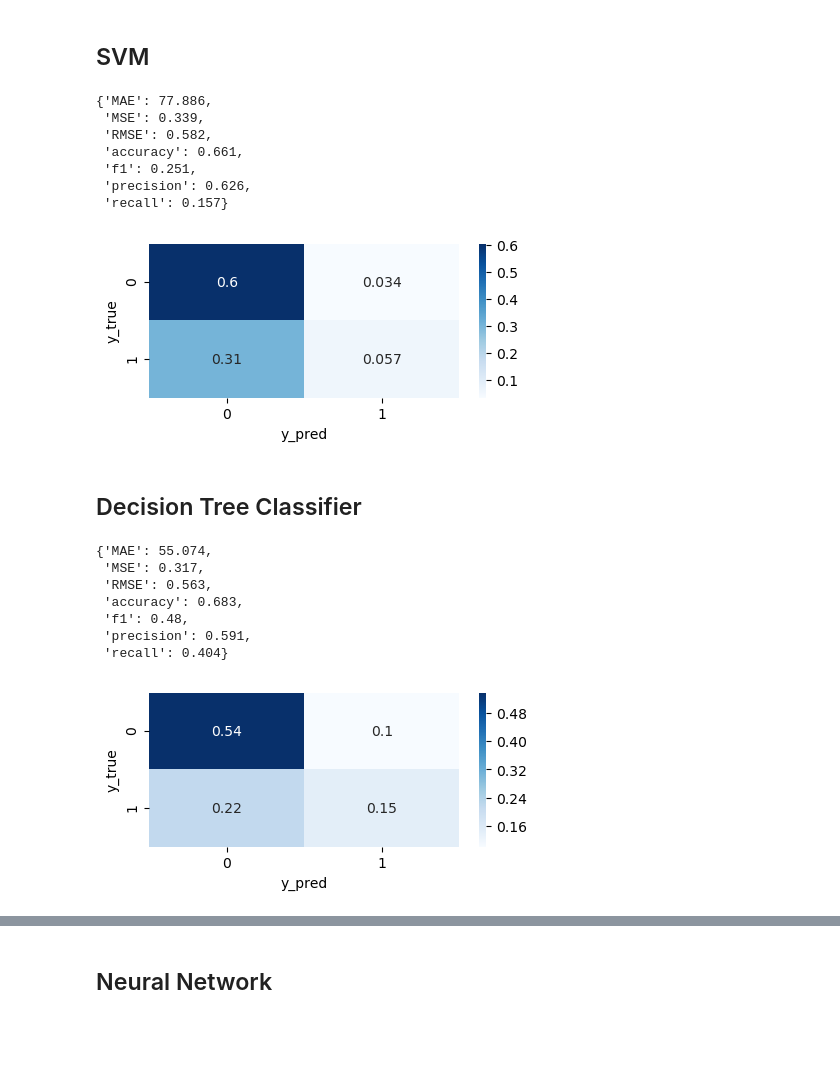
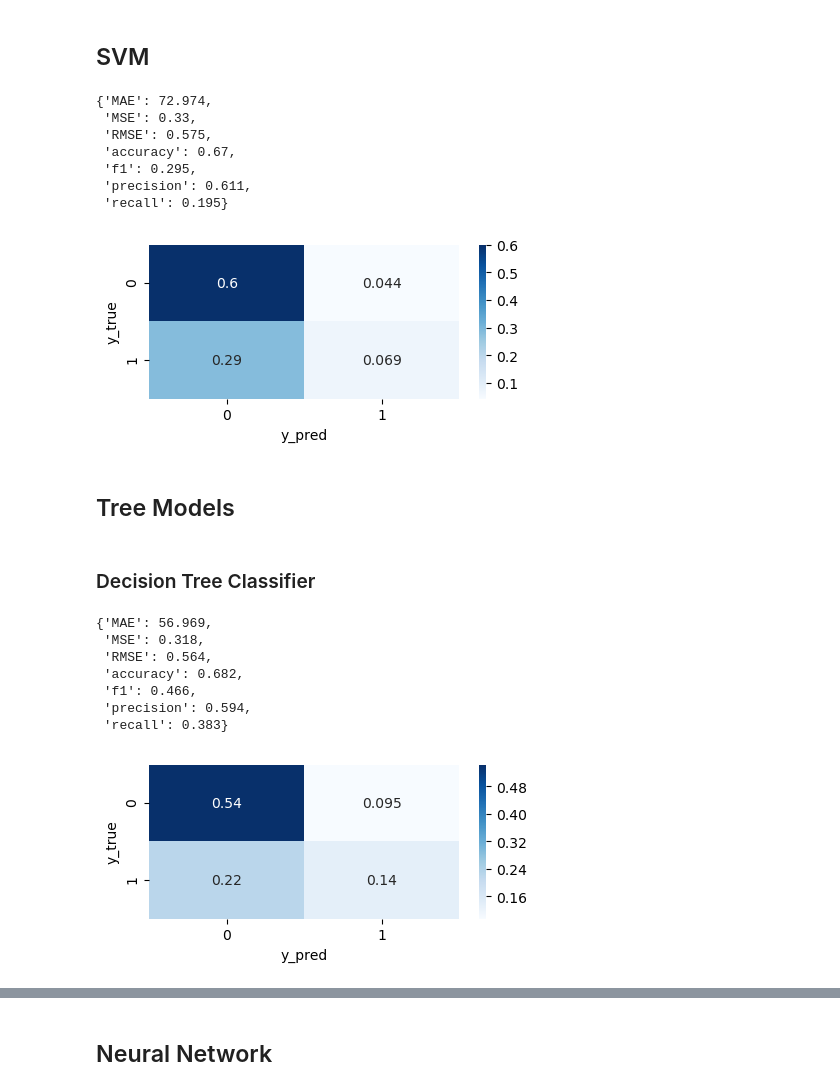
Before and after one commit to masam101376/kickstarter-projects, a Jupyter notebook: practice_marged.ipynb, the cells around one changed output, grey strips where cells are left out. Cells and saved outputs as stored; diff of their text form; code cells hidden in the pictures; blank space fills up the shorter version.

```diff
--- a/practice_marged.ipynb
+++ b/practice_marged.ipynb
@@ -689,6 +729,0 @@ clf.best_params_
-# %%
-parameters = {'l1_ratio': np.arange(0.05, 0.15, 0.02)}
-
-clf = GridSearchCV(model, parameters, cv=3, scoring='accuracy')
-clf.fit(X, y)
-clf.best_params_
@@ -697,16 +729,0 @@ clf.best_params_
-# %%
-### ベストなパラメータを使い交差検証
-clf = SGDClassifier(loss='log',
-                    penalty='ElasticNet',
-                    l1_ratio=0.07,
-                    fit_intercept=True,
-                    max_iter=1e5,
-                    tol=1e-3,
-                    random_state=1234)
-
-res = CV(clf, X, y)
-stats = errors_and_scores(res)
-pprint.pprint(stats)
-conf_mat(res)
-
-summary['ElasticNet_Tuned'] = stats
@@ -722,8 +730,12 @@ summary['ElasticNet_Tuned'] = stats
 # %% [markdown]
 ## SVM
 # %%
-from sklearn.svm import SVC
+### prepare data
+n_samples = 10000
+idx = np.random.choice(np.arange(len(X)), size=n_samples)
+X_svm, y_svm = X[idx,:], y[idx]
 
+### prepare model
 clf = SVC(C=1,
           kernel='rbf',
           gamma='auto',
@@ -731,47 +743,48 @@ clf = SVC(C=1,
           max_iter=1e5,
           random_state=1234)
 
-n_samples = 10000
-idx = np.random.choice(np.arange(len(X)), size=n_samples)
-X_svm, y_svm = X[idx,:], y[idx]
+### learn
+res = CV(clf, X_svm, y_svm)
 
-res = CV(clf, X_svm, y_svm)
+### check scores
 stats = errors_and_scores(res)
 pprint.pprint(stats)
 conf_mat(res)
 
+### store results
 summary['SVM'] = stats
 # %% [output]
-{'MAE': 77.886,
- 'MSE': 0.339,
- 'RMSE': 0.582,
- 'accuracy': 0.661,
- 'f1': 0.251,
- 'precision': 0.626,
- 'recall': 0.157}
+{'MAE': 72.974,
+ 'MSE': 0.33,
+ 'RMSE': 0.575,
+ 'accuracy': 0.67,
+ 'f1': 0.295,
+ 'precision': 0.611,
+ 'recall': 0.195}
-[figure, old version]
+[figure, new version]
+# %% [markdown]
+## Tree Models
 # %% [markdown]
-## Decision Tree Classifier
+### Decision Tree Classifier
 # %%
-# まずは適当なハイパーパラメータを用いる。
 clf = DecisionTreeClassifier(criterion='gini',
                              max_depth=None,
-                             min_samples_leaf=1000,
+                             min_samples_leaf=1200,
                              min_samples_split=3,
                              random_state=1234)
 
 res = CV(clf, X, y)
 stats = errors_and_scores(res)
 pprint.pprint(stats)
 conf_mat(res)
 
 summary['DecisionTreeClassifier'] = stats
 # %% [output]
-{'MAE': 55.074,
- 'MSE': 0.317,
- 'RMSE': 0.563,
- 'accuracy': 0.683,
- 'f1': 0.48,
- 'precision': 0.591,
- 'recall': 0.404}
+{'MAE': 56.969,
+ 'MSE': 0.318,
+ 'RMSE': 0.564,
+ 'accuracy': 0.682,
+ 'f1': 0.466,
+ 'precision': 0.594,
+ 'recall': 0.383}
-[figure, old version]
+[figure, new version]
```
Also changed, not shown: parts of 72 cells of this notebook.
